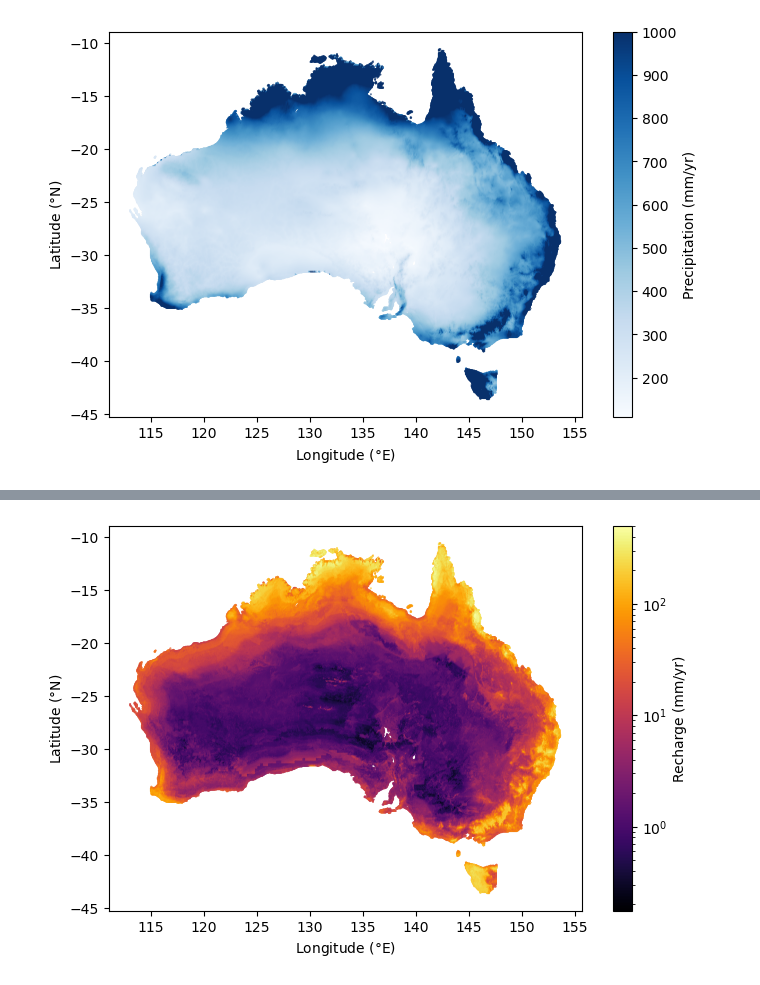
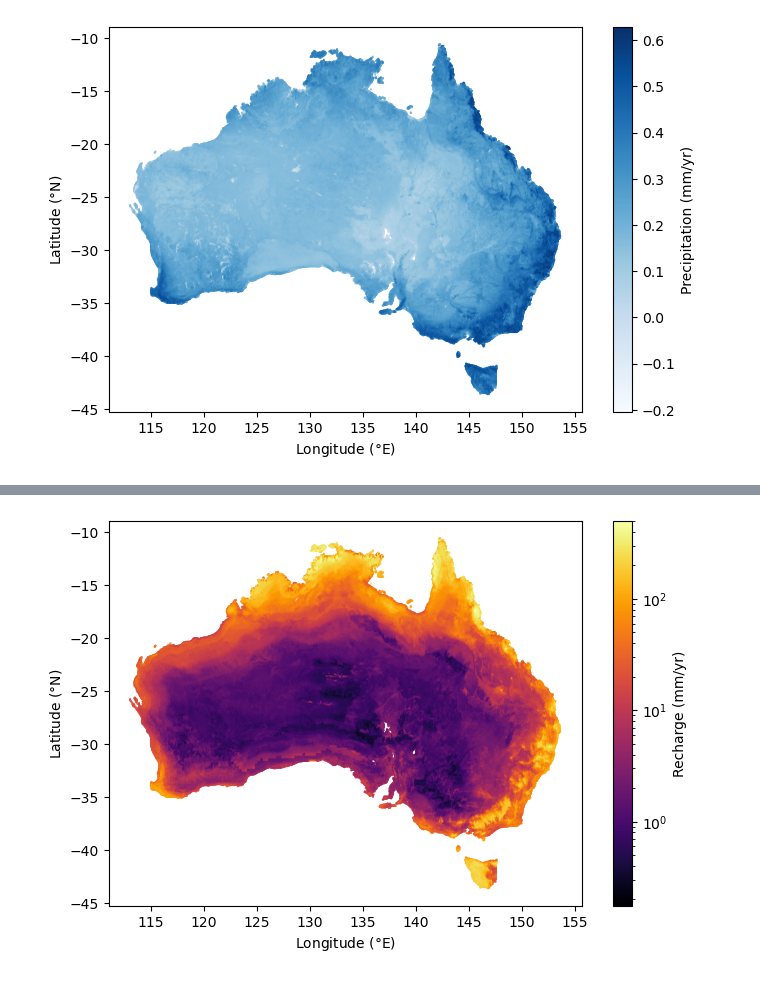
Before and after one commit to Roseparsley8972/CEGM2003-Water, a Jupyter notebook: Old model/Old model/data/contents/Supporting information/Python scripts/RF/Code/RF_read_output.ipynb, the cells around one changed output, grey strips where cells are left out. Drawn from its saved outputs; the diff is of its cells as text; code cells hidden in the pictures.

```diff
--- a/Old model/Old model/data/contents/Supporting information/Python scripts/RF/Code/RF_read_output.ipynb
+++ b/Old model/Old model/data/contents/Supporting information/Python scripts/RF/Code/RF_read_output.ipynb
@@ -7,19 +7,19 @@ import matplotlib.cm as cm
 # %%
 base_dir = os.path.abspath('..')  # Adjust this path as needed
 
 InputData = os.path.join(base_dir, 'InputData')
 OutputFiles = os.path.join(base_dir, 'OutputFiles')
 
 data = pd.read_csv(os.path.join(InputData, 'Australia_grid_0p05_data_new.csv'))
 
 fig, ax = plt.subplots(figsize=(8, 5))
 
-sc = ax.scatter(data['lon'], data['lat'], s=0.1, c=data['Rain mm/y'], cmap='Blues', vmax=1000)
+sc = ax.scatter(data['lon'], data['lat'], s=0.1, c=data['ndvi_avg'], cmap='Blues')
 
 fig.colorbar(sc, ax=ax, label='Precipitation (mm/yr)')
 
 ax.set(xlabel='Longitude ($\\degree$E)', ylabel='Latitude ($\\degree$N)', aspect='equal')
 
 plt.show()
 # %% [output]
-[figure, old version]
+[figure, new version]
```
Also changed, not shown: parts of 1 cell of this notebook, 4 other files.
